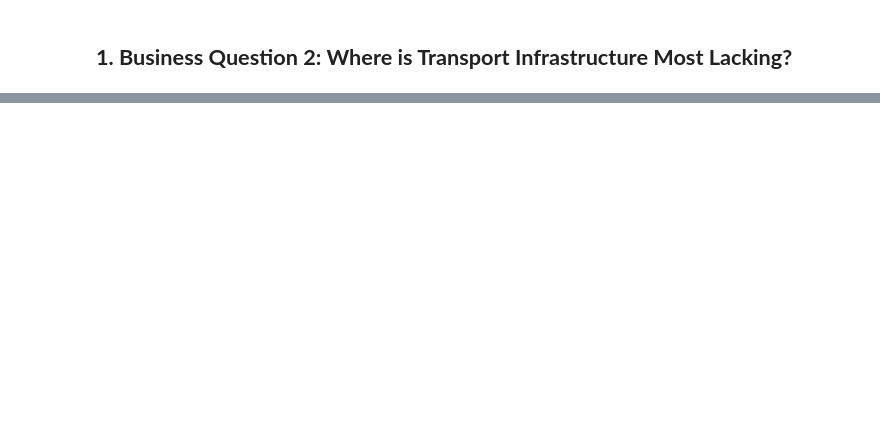
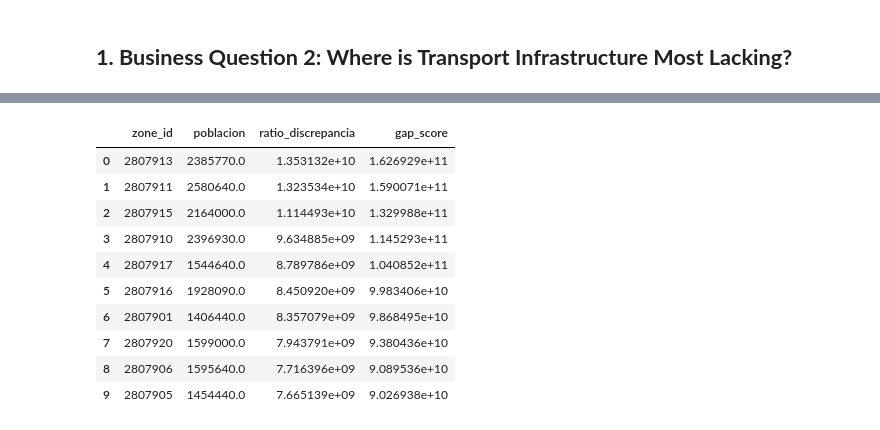
Before and after one commit to bgramaje/muceim-bigdata_project, a Jupyter notebook: notebooks/layers/gold_v2.ipynb, the cells around one changed output, grey strips where cells are left out. Drawn from its saved outputs; the diff is of its cells as text; code cells hidden in the pictures; blank space fills up the shorter version.

```diff
--- a/notebooks/layers/gold_v2.ipynb
+++ b/notebooks/layers/gold_v2.ipynb
@@ -113,0 +253,23 @@ ORDER BY zone_level, tipo_dia;
+# %%
+SQL("""
+    SELECT
+        zone_id,
+        ROUND(population, 0) as poblacion,
+        ROUND(avg_ratio_discrepancia, 2) as ratio_discrepancia,
+        ROUND(infrastructure_gap_score, 2) as gap_score
+    FROM gold_infrastructure_gaps
+    ORDER BY infrastructure_gap_score DESC
+    LIMIT 10
+""")
+# %% [output]
+|  | zone_id | poblacion | ratio_discrepancia | gap_score |
+| 0 | 2807913 | 2385770.0 | 1.353132e+10 | 1.626929e+11 |
+| 1 | 2807911 | 2580640.0 | 1.323534e+10 | 1.590071e+11 |
+| 2 | 2807915 | 2164000.0 | 1.114493e+10 | 1.329988e+11 |
+| 3 | 2807910 | 2396930.0 | 9.634885e+09 | 1.145293e+11 |
+| 4 | 2807917 | 1544640.0 | 8.789786e+09 | 1.040852e+11 |
+| 5 | 2807916 | 1928090.0 | 8.450920e+09 | 9.983406e+10 |
+| 6 | 2807901 | 1406440.0 | 8.357079e+09 | 9.868495e+10 |
+| 7 | 2807920 | 1599000.0 | 7.943791e+09 | 9.380436e+10 |
+| 8 | 2807906 | 1595640.0 | 7.716396e+09 | 9.089536e+10 |
+| 9 | 2807905 | 1454440.0 | 7.665139e+09 | 9.026938e+10 |
```
Also changed, not shown: parts of 6 cells of this notebook.
